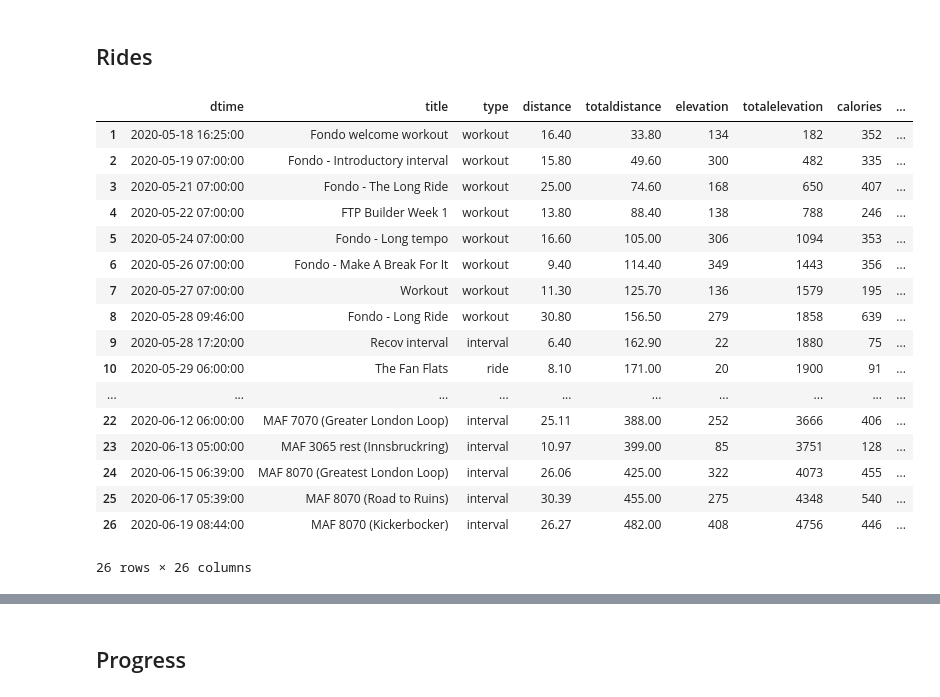
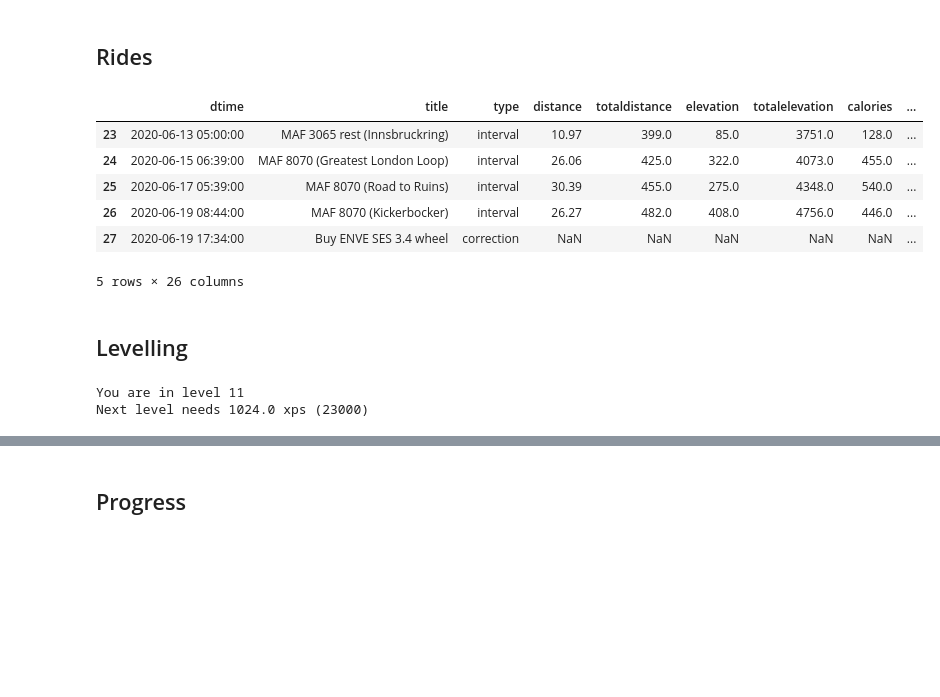
Before and after one commit to bennylp/zwift-training, a Jupyter notebook: zwift-planner.ipynb, the cells around one changed output, grey strips where cells are left out. Saved outputs shown, nothing was run; the diff lists cells and outputs as text; code cells hidden in the pictures; blank space fills up the shorter version.

```diff
--- a/zwift-planner.ipynb
+++ b/zwift-planner.ipynb
@@ -18,30 +18,34 @@ ROOT = '.'
 # %%
 rides = pd.read_excel(os.path.join(ROOT, 'rides.xlsx'), parse_dates=['dtime'])
 rides = rides.sort_values('dtime')
 rides['totalminutes'] = rides['minutes'].cumsum()
 rides['time'] = pd.to_timedelta(rides['time'])
 rides['seconds'] = rides['time'] / np.timedelta64(1, 's')
 rides['avg speed'] = rides['distance'] / (rides['minutes'] / 60)
 rides['avg watt/kg'] = rides['avg_watt'] / rides['weight']
 #display(rides[['dtime', 'title', 'type', 'distance', 'elevation', 'calories']])
 rides = rides.iloc[1:]
-display(rides)
+display(rides.iloc[-5:,])
 # %% [output]
 |  | dtime | title | type | distance | totaldistance | elevation | totalelevation | calories | ... |
-| 1 | 2020-05-18 16:25:00 | Fondo welcome workout | workout | 16.40 | 33.80 | 134 | 182 | 352 | ... |
-| 2 | 2020-05-19 07:00:00 | Fondo - Introductory interval | workout | 15.80 | 49.60 | 300 | 482 | 335 | ... |
-| 3 | 2020-05-21 07:00:00 | Fondo - The Long Ride | workout | 25.00 | 74.60 | 168 | 650 | 407 | ... |
-| 4 | 2020-05-22 07:00:00 | FTP Builder Week 1 | workout | 13.80 | 88.40 | 138 | 788 | 246 | ... |
-| 5 | 2020-05-24 07:00:00 | Fondo - Long tempo | workout | 16.60 | 105.00 | 306 | 1094 | 353 | ... |
-| 6 | 2020-05-26 07:00:00 | Fondo - Make A Break For It | workout | 9.40 | 114.40 | 349 | 1443 | 356 | ... |
-| 7 | 2020-05-27 07:00:00 | Workout | workout | 11.30 | 125.70 | 136 | 1579 | 195 | ... |
-| 8 | 2020-05-28 09:46:00 | Fondo - Long Ride | workout | 30.80 | 156.50 | 279 | 1858 | 639 | ... |
-| 9 | 2020-05-28 17:20:00 | Recov interval | interval | 6.40 | 162.90 | 22 | 1880 | 75 | ... |
-| 10 | 2020-05-29 06:00:00 | The Fan Flats | ride | 8.10 | 171.00 | 20 | 1900 | 91 | ... |
-| ... | ... | ... | ... | ... | ... | ... | ... | ... | ... |
-| 22 | 2020-06-12 06:00:00 | MAF 7070 (Greater London Loop) | interval | 25.11 | 388.00 | 252 | 3666 | 406 | ... |
-| 23 | 2020-06-13 05:00:00 | MAF 3065 rest (Innsbruckring) | interval | 10.97 | 399.00 | 85 | 3751 | 128 | ... |
-| 24 | 2020-06-15 06:39:00 | MAF 8070 (Greatest London Loop) | interval | 26.06 | 425.00 | 322 | 4073 | 455 | ... |
-| 25 | 2020-06-17 05:39:00 | MAF 8070 (Road to Ruins) | interval | 30.39 | 455.00 | 275 | 4348 | 540 | ... |
-| 26 | 2020-06-19 08:44:00 | MAF 8070 (Kickerbocker) | interval | 26.27 | 482.00 | 408 | 4756 | 446 | ... |
+| 23 | 2020-06-13 05:00:00 | MAF 3065 rest (Innsbruckring) | interval | 10.97 | 399.0 | 85.0 | 3751.0 | 128.0 | ... |
+| 24 | 2020-06-15 06:39:00 | MAF 8070 (Greatest London Loop) | interval | 26.06 | 425.0 | 322.0 | 4073.0 | 455.0 | ... |
+| 25 | 2020-06-17 05:39:00 | MAF 8070 (Road to Ruins) | interval | 30.39 | 455.0 | 275.0 | 4348.0 | 540.0 | ... |
+| 26 | 2020-06-19 08:44:00 | MAF 8070 (Kickerbocker) | interval | 26.27 | 482.0 | 408.0 | 4756.0 | 446.0 | ... |
+| 27 | 2020-06-19 17:34:00 | Buy ENVE SES 3.4 wheel | correction | NaN | NaN | NaN | NaN | NaN | ... |
-26 rows × 26 columns
+5 rows × 26 columns
+# %% [markdown]
+## Levelling
+# %%
+levels = pd.read_excel('levels.xlsx')
+myxp = rides['totalxp'].max()
+
+cur_level_row = levels[ levels['xp'] <= myxp ].iloc[-1]
+my_level = cur_level_row['level']
+next_level_row = levels[ levels['xp'] > myxp ].iloc[0]
+
+print(f'You are in level {my_level}')
+print(f'Next level needs {next_level_row["xp"] - myxp } xps ({next_level_row["xp"]})')
+# %% [output]
+You are in level 11
+Next level needs 1024.0 xps (23000)
```
Also changed, not shown: parts of 6 cells of this notebook, 4 other files.
